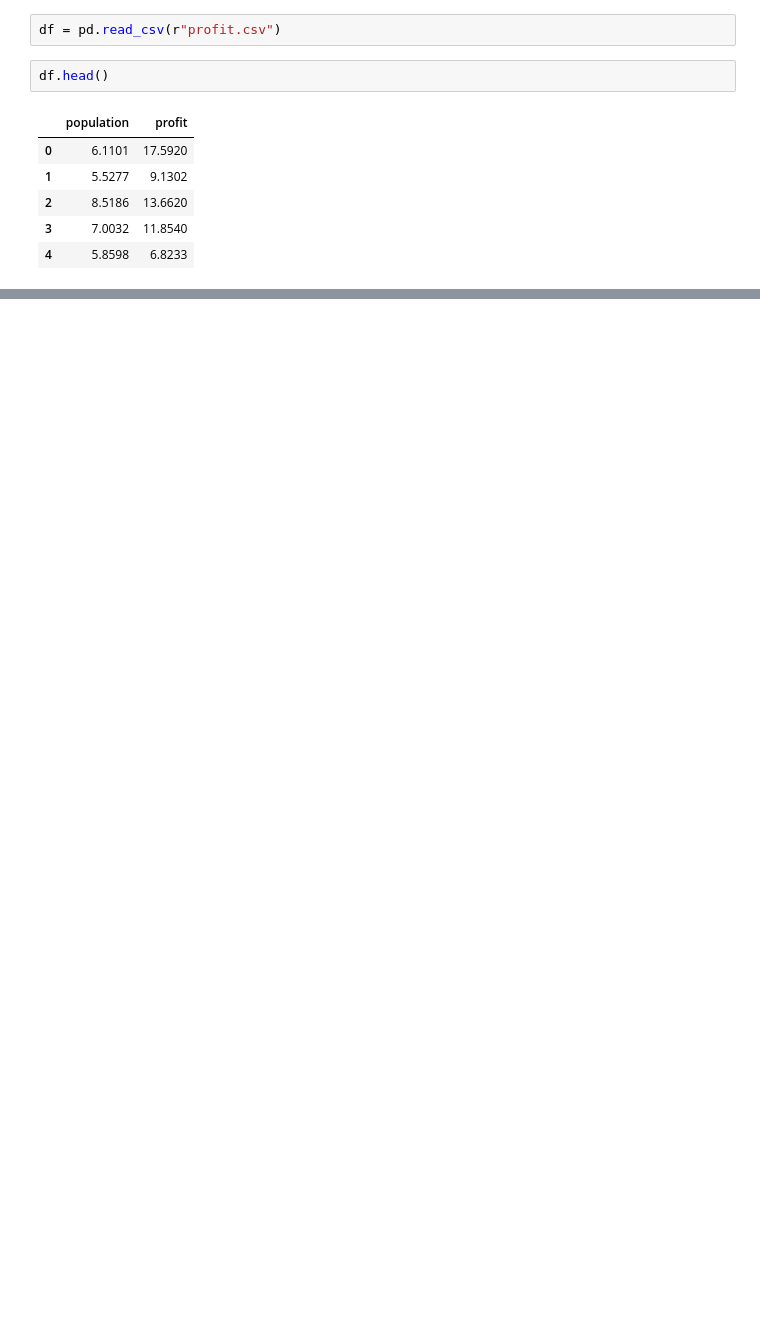
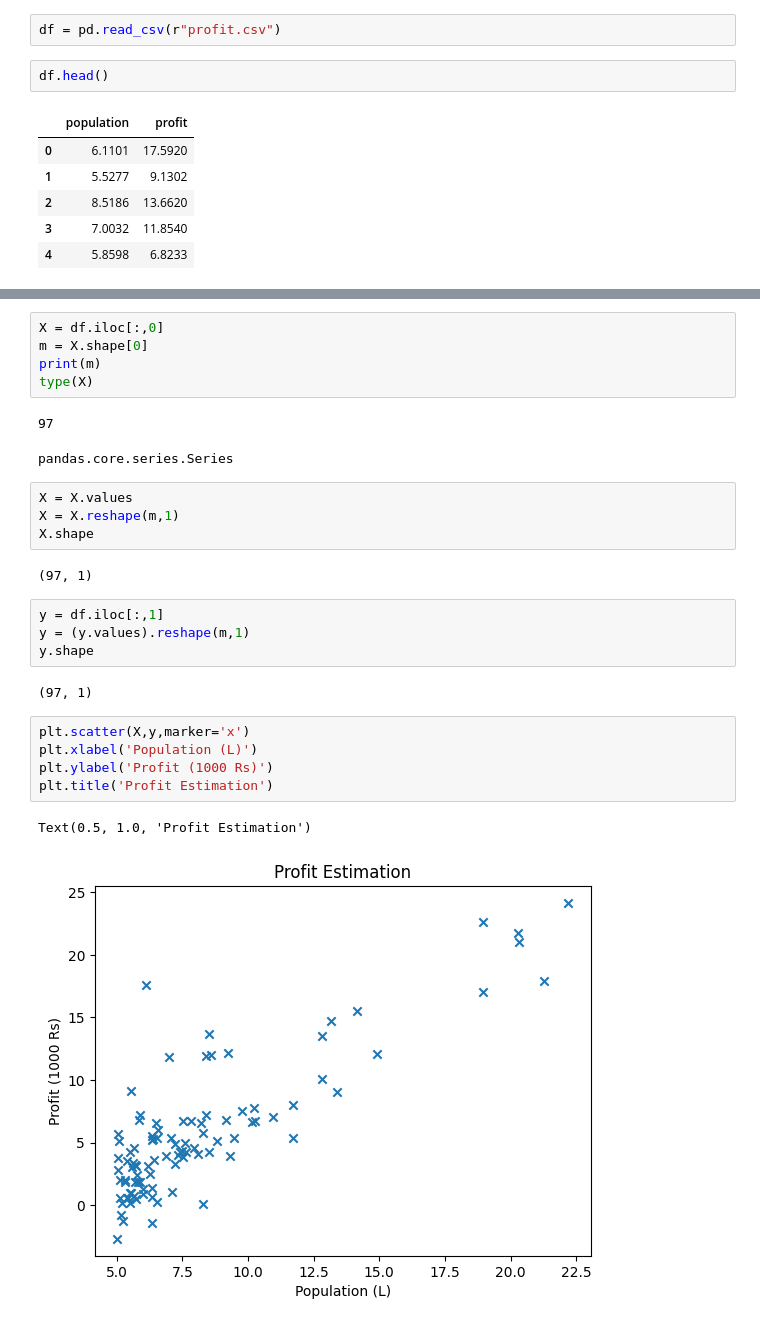
Before and after one commit to R-G-KJSIT/ACAD-24, a Jupyter notebook: ML-Exp4.ipynb, the cells around one changed output, grey strips where cells are left out. Cells and saved outputs as stored; diff of their text form; blank space fills up the shorter version.

```diff
--- a/ML-Exp4.ipynb
+++ b/ML-Exp4.ipynb
@@ -81,0 +66,28 @@ IndexError: list assignment index out of range
+# %%
+X = df.iloc[:,0]
+m = X.shape[0]
+print(m)
+type(X)
+# %% [output]
+97
+pandas.core.series.Series
+# %%
+X = X.values
+X = X.reshape(m,1)
+X.shape
+# %% [output]
+(97, 1)
+# %%
+y = df.iloc[:,1]
+y = (y.values).reshape(m,1)
+y.shape
+# %% [output]
+(97, 1)
+# %%
+plt.scatter(X,y,marker='x')
+plt.xlabel('Population (L)')
+plt.ylabel('Profit (1000 Rs)')
+plt.title('Profit Estimation')
+# %% [output]
+Text(0.5, 1.0, 'Profit Estimation')
+[figure, added]
```
Also changed, not shown: parts of 25 cells of this notebook.
